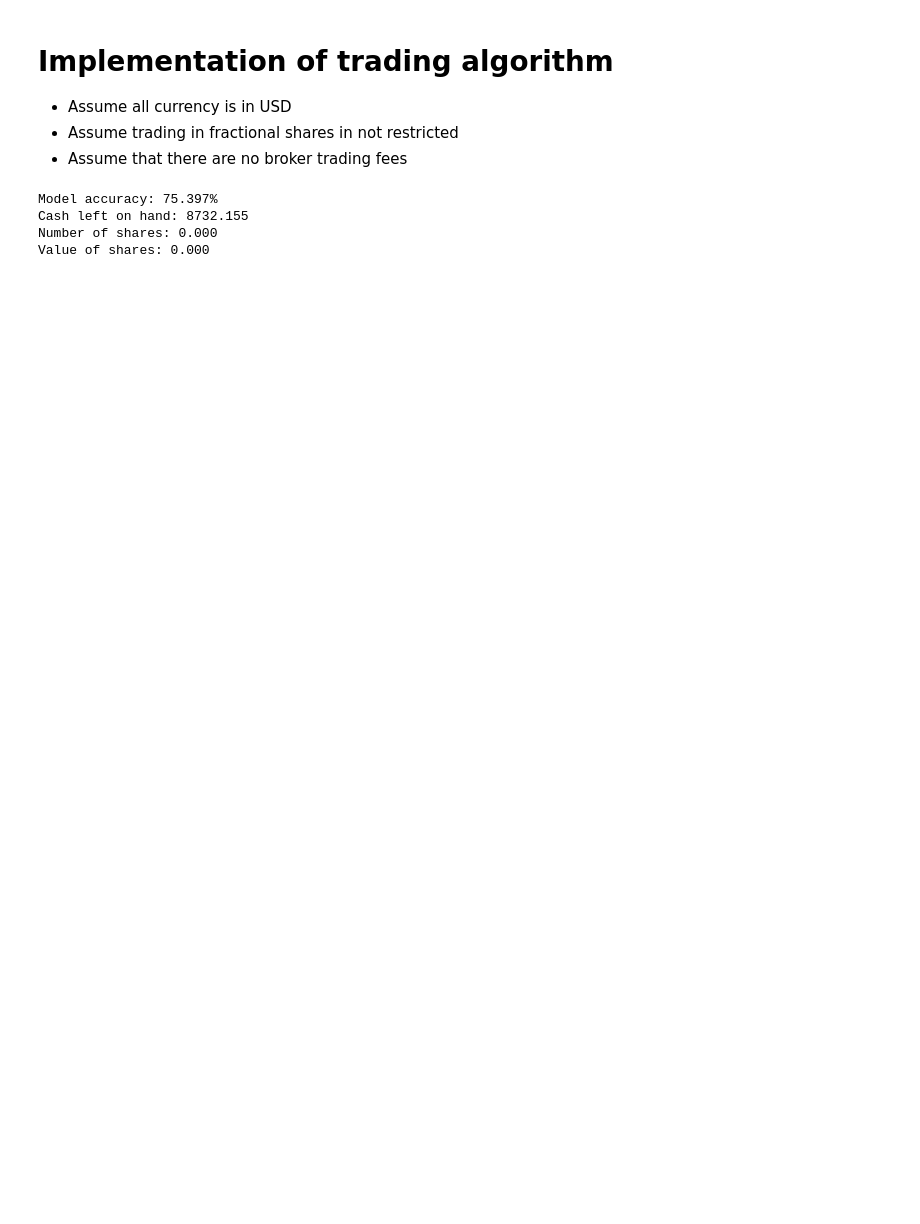
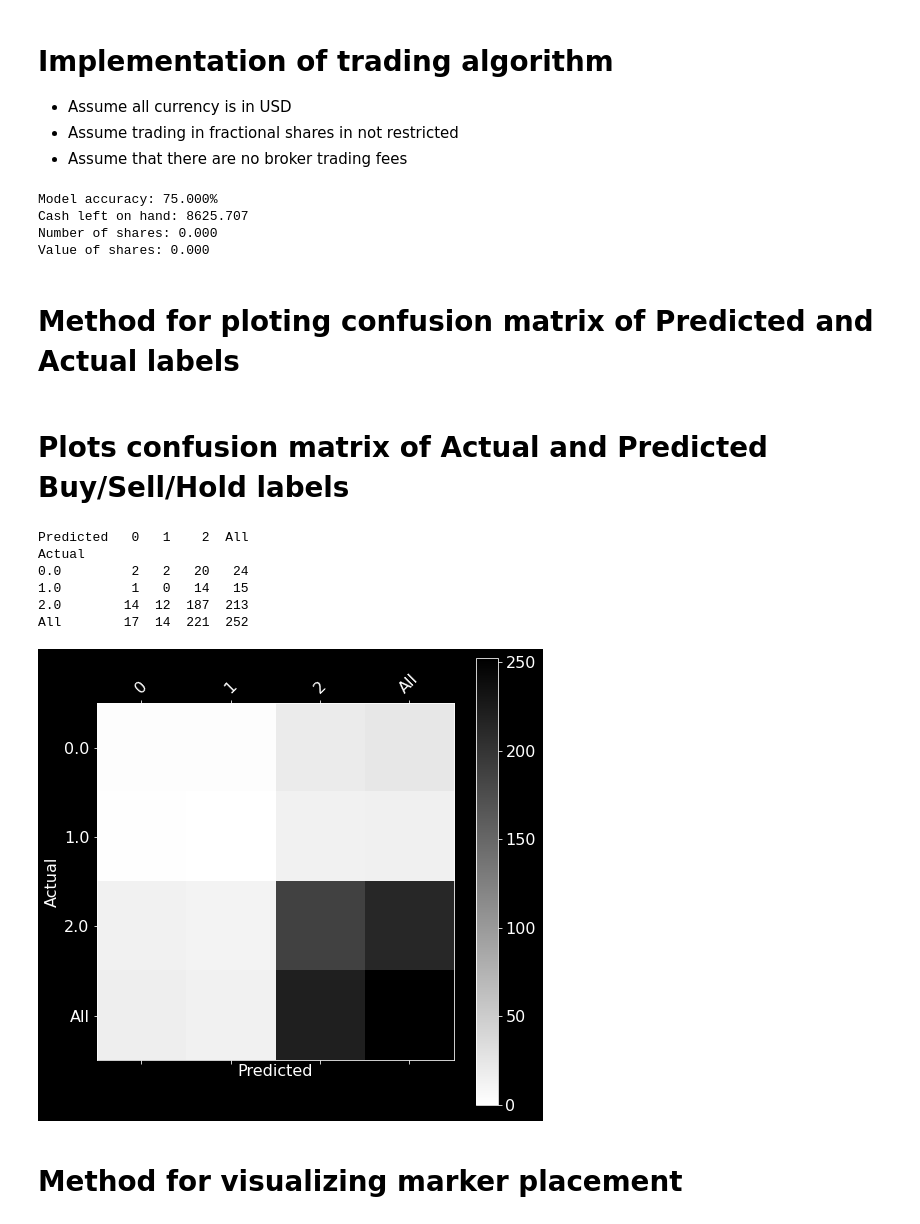
Before and after one commit to Olivia-Feldman/DLStockPrectionCNNModel-, a Jupyter notebook: sources/stock_predictor_cnn.ipynb, the cells around one changed output. Drawn from its saved outputs; the diff is of its cells as text; code cells hidden in the pictures; blank space fills up the shorter version.

```diff
--- a/sources/stock_predictor_cnn.ipynb
+++ b/sources/stock_predictor_cnn.ipynb
@@ -1369,7 +1338,7 @@ history = model.fit(
     shuffle=True,
     validation_data=(x_cv, y_cv),
     callbacks=[mcp, rlp, es],
-    #sample_weight=sample_weights
+    sample_weight=sample_weights
     )
 
 # history = model.fit(
@@ -1432,19 +1391,15 @@ for i, pred_arr in enumerate(y_pred):
     max_index = np.argmax(pred_arr)
     current_price = df.iloc[len(df.index)-y_pred.shape[0]-1+i]['close']
     if (max_index == 0):
-        #print("Sell", -5.00 * pred_arr[max_index])
-        #print("Current price:", current_price)
+        # Determining how many share to sell
         shares_to_sell = min(round((maximum_trade_size * pred_arr[max_index]) / current_price, 4), number_of_shares)
         number_of_shares = number_of_shares - shares_to_sell
         cash_on_hand = cash_on_hand + (shares_to_sell * current_price)
-        #print("Number of shares sold:", shares_to_sell)
     elif (max_index == 1):
-        #print("Buy", 5.00 * pred_arr[max_index])
-        #print("Current price:", current_price)
+        # Determining how many share to buy
         shares_to_buy = min(round((maximum_trade_size * pred_arr[max_index]) / current_price, 4), cash_on_hand)
         number_of_shares = number_of_shares + shares_to_sell
         cash_on_hand = cash_on_hand - (shares_to_buy * current_price)
-        #print("Number of shares bought:", shares_to_buy)
     # else:
     #     print("Hold")
     #print(5.00 * pred_arr[max_index])
@@ -1460,7 +1415,44 @@ print("Model accuracy: {:.3f}%".format(accuracy / (y_pred.shape[0]) * 100))
 
 print("Cash left on hand: {:.3f}\nNumber of shares: {:.3f}\nValue of shares: {:.3f}\n".format(cash_on_hand, number_of_shares, share_value))
 # %% [output]
-Model accuracy: 75.397%
-Cash left on hand: 8732.155
+Model accuracy: 75.000%
+Cash left on hand: 8625.707
 Number of shares: 0.000
 Value of shares: 0.000
+# %% [markdown]
+# Method for ploting confusion matrix of Predicted and Actual labels
+# %%
+def plot_confusion_matrix(df_confusion, title='Confusion matrix', cmap=plt.cm.gray_r):
+    plt.matshow(df_confusion, cmap=cmap) # imshow
+    #plt.title(title)
+    plt.colorbar()
+    tick_marks = np.arange(len(df_confusion.columns))
+    plt.xticks(tick_marks, df_confusion.columns, rotation=45)
+    plt.yticks(tick_marks, df_confusion.index)
+    #plt.tight_layout()
+    plt.ylabel(df_confusion.index.name)
+    plt.xlabel(df_confusion.columns.name)
+# %% [markdown]
+# Plots confusion matrix of Actual and Predicted Buy/Sell/Hold labels
+# %%
+from sklearn.metrics import confusion_matrix
+# Gets the index of each row with the highest prediction
+pred_labels = np.argmax(y_pred, axis=1)
+pred_labels = pd.Series(pred_labels, name='Predicted')
+# Gets the actual label of the test data
+actual_labels = df.iloc[-y_pred.shape[0]-1: -1]['labels'].to_numpy()
+actual_labels = pd.Series(actual_labels, name='Actual')
+
+df_confusion = pd.crosstab(actual_labels, pred_labels, rownames=['Actual'], colnames=['Predicted'], margins=True)
+print(df_confusion)
+plot_confusion_matrix(df_confusion)
+# %% [output]
+Predicted   0   1    2  All
+Actual
+0.0         2   2   20   24
+1.0         1   0   14   15
+2.0        14  12  187  213
+All        17  14  221  252
+[figure, added]
+# %% [markdown]
+# Method for visualizing marker placement
```
Also changed, not shown: parts of 16 cells of this notebook.
